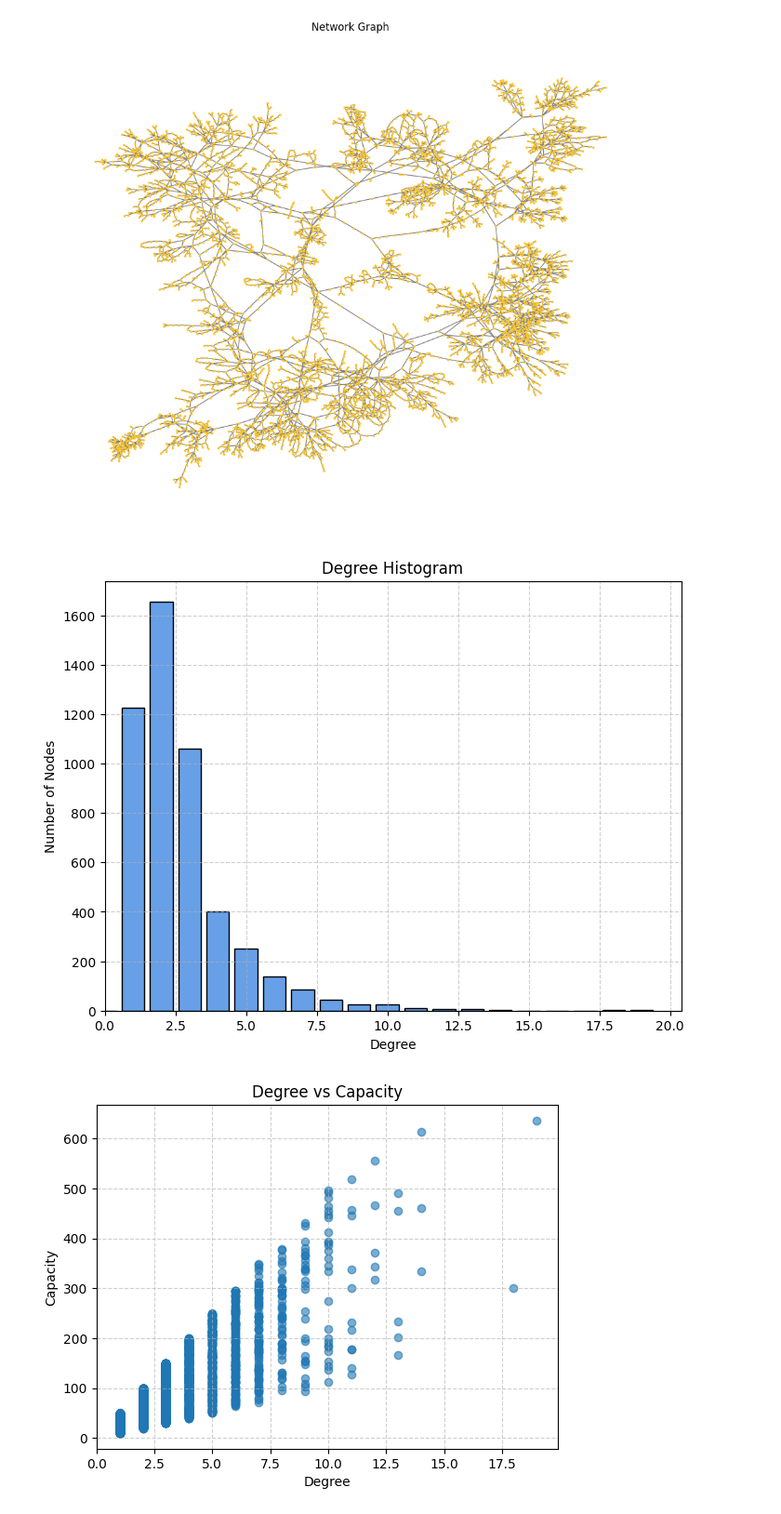
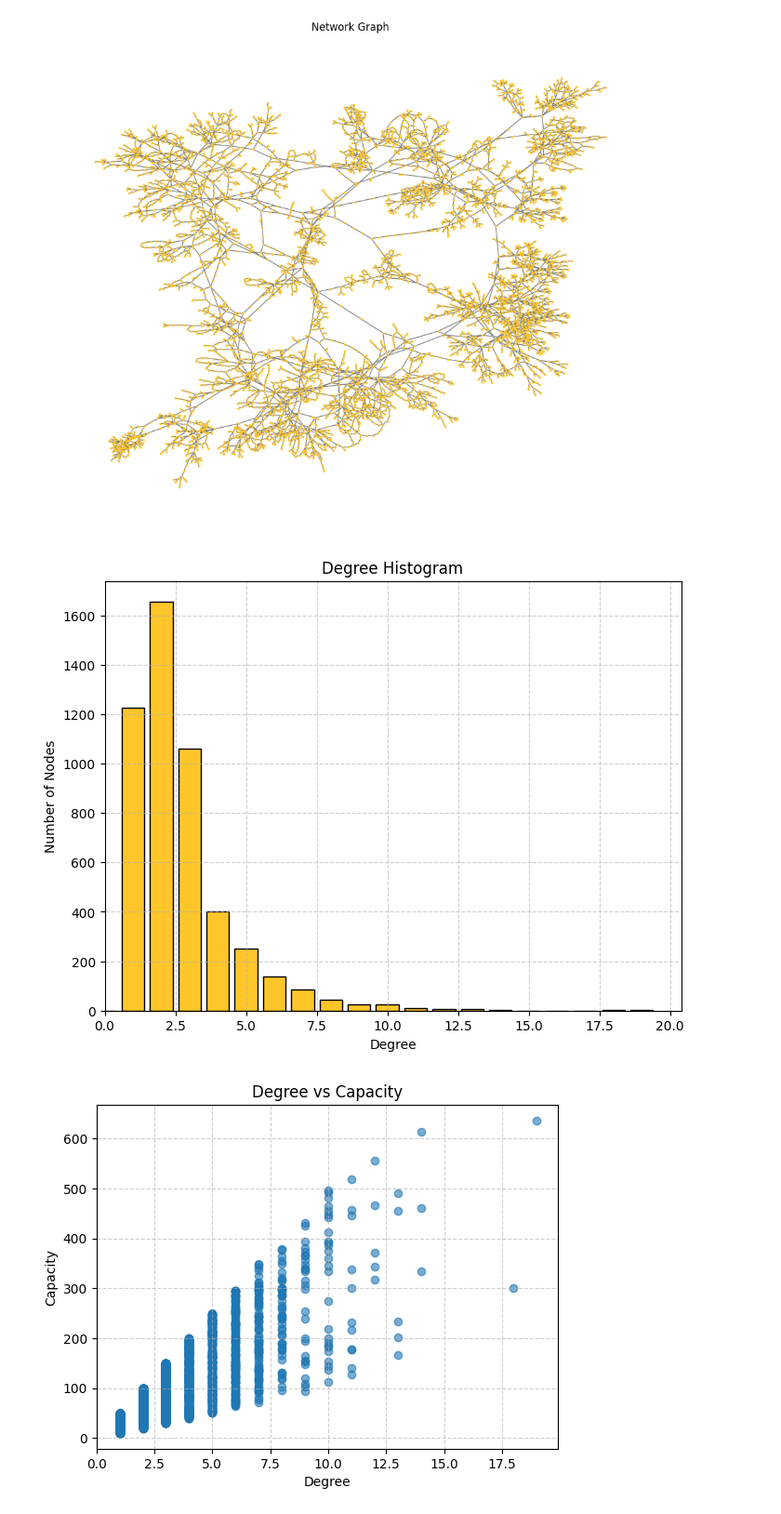
Before and after one commit to OctoPanna/western-us-power-grid, a Jupyter notebook: network_analysis.ipynb, the cells around one changed output. Shown at 93% size. Cells and saved outputs as stored; diff of their text form; code cells hidden in the pictures.

Commit message:
degree histogram

```diff
--- a/network_analysis.ipynb
+++ b/network_analysis.ipynb
@@ -23,20 +21,26 @@ draw_graph(G)
 # %%
 # Degree histogram
 degree_hist = nx.degree_histogram(G)
 degrees = range(len(degree_hist))
 counts = degree_hist
 
 plt.figure(figsize=(8, 6))
-plt.bar(degrees, counts, width=0.80, color='#68a0e8', edgecolor='black')
+plt.bar(
+    degrees,
+    counts,
+    width=0.80,
+    color='#ffc62a',
+    edgecolor='black'
+)
 
 plt.title("Degree Histogram")
 plt.xlabel("Degree")
 plt.ylabel("Number of Nodes")
 plt.grid(True, linestyle='--', alpha=0.6)
 plt.xlim(left=0)
 plt.show()
 # %% [output]
-[figure, old version]
+[figure, new version]
 # %%
 degrees = [G.degree(n) for n in G.nodes()]
 capacities = [G.nodes[n]["capacity"] for n in G.nodes()]
```
Also changed, not shown: parts of 1 cell of this notebook.
